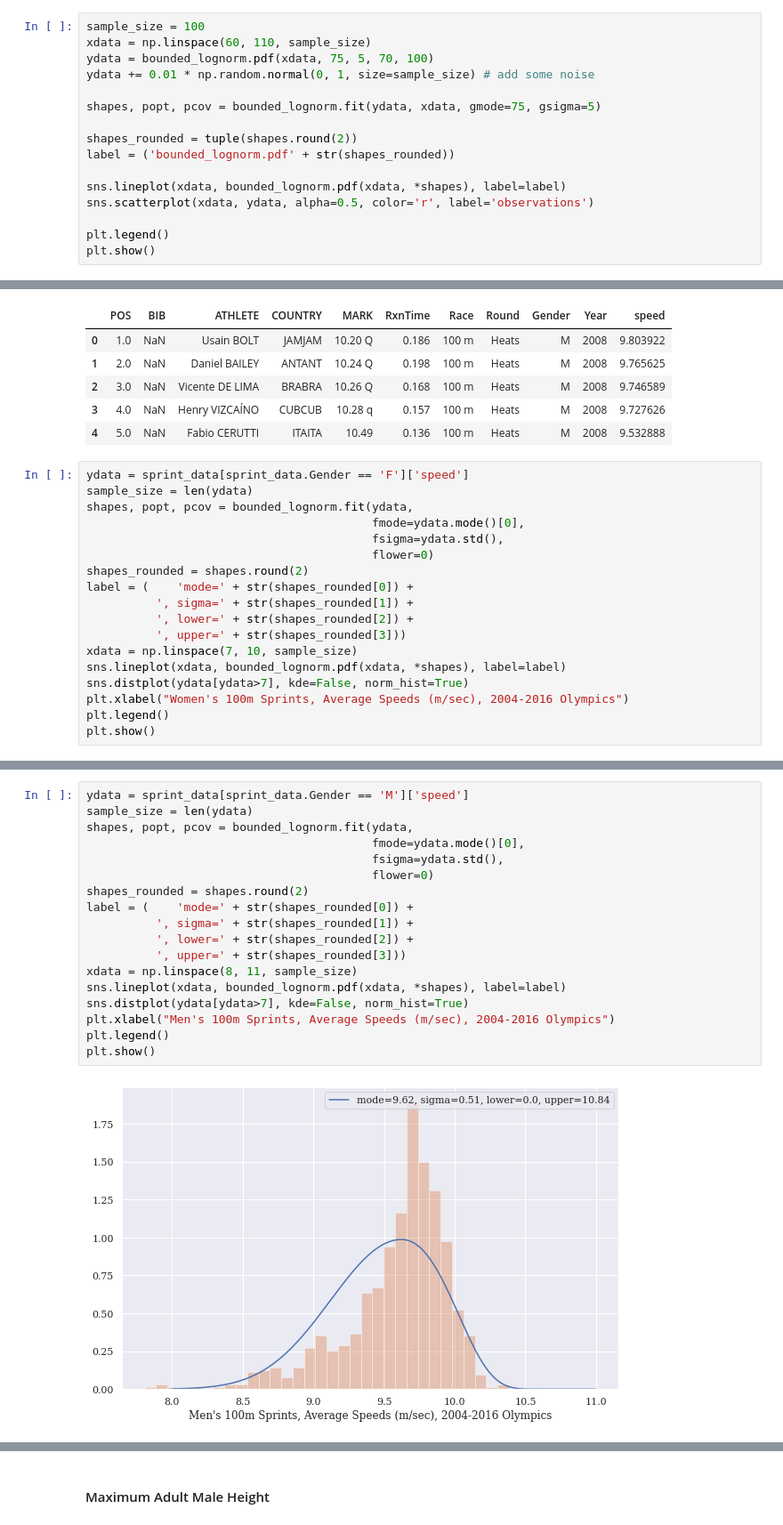
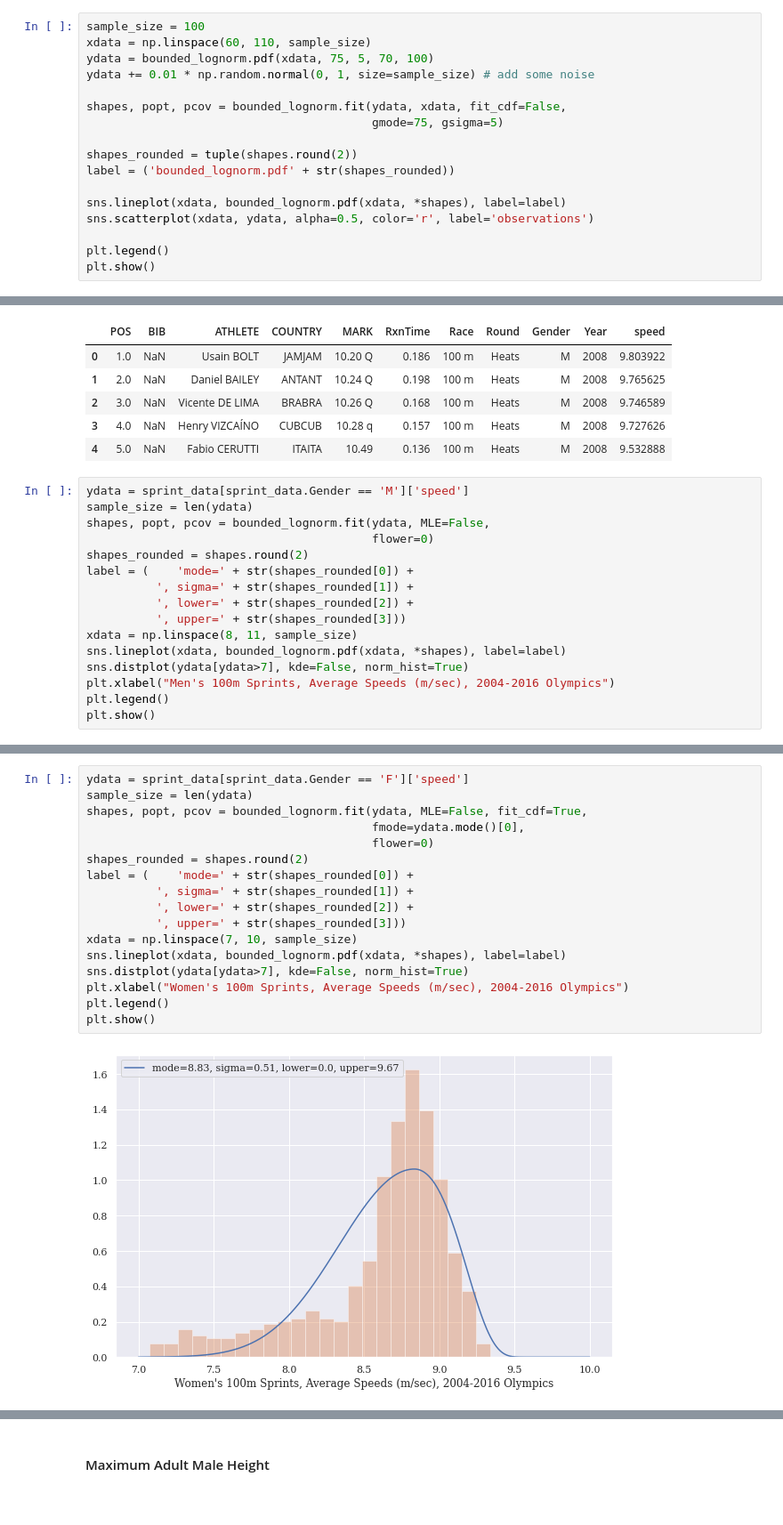
Before and after one commit to tedteske/bounded_lognorm, a Jupyter notebook: bounded_lognorm.ipynb, the cells around one changed output, grey strips where cells are left out. Shown at 89% size. Saved outputs shown, nothing was run; the diff lists cells and outputs as text.

```diff
--- a/bounded_lognorm.ipynb
+++ b/bounded_lognorm.ipynb
@@ -781,7 +802,8 @@ xdata = np.linspace(60, 110, sample_size)
 ydata = bounded_lognorm.pdf(xdata, 75, 5, 70, 100)
 ydata += 0.01 * np.random.normal(0, 1, size=sample_size) # add some noise
 
-shapes, popt, pcov = bounded_lognorm.fit(ydata, xdata, gmode=75, gsigma=5)
+shapes, popt, pcov = bounded_lognorm.fit(ydata, xdata, fit_cdf=False,
+                                         gmode=75, gsigma=5)
 
 shapes_rounded = tuple(shapes.round(2))
 label = ('bounded_lognorm.pdf' + str(shapes_rounded))
@@ -936,21 +959,19 @@ sprint_data.head()
 | 3 | 4.0 | NaN | Henry VIZCAÍNO | CUBCUB | 10.28 q | 0.157 | 100 m | Heats | M | 2008 | 9.727626 |
 | 4 | 5.0 | NaN | Fabio CERUTTI | ITAITA | 10.49 | 0.136 | 100 m | Heats | M | 2008 | 9.532888 |
 # %%
-ydata = sprint_data[sprint_data.Gender == 'F']['speed']
+ydata = sprint_data[sprint_data.Gender == 'M']['speed']
 sample_size = len(ydata)
-shapes, popt, pcov = bounded_lognorm.fit(ydata,
-                                         fmode=ydata.mode()[0],
-                                         fsigma=ydata.std(),
+shapes, popt, pcov = bounded_lognorm.fit(ydata, MLE=False,
                                          flower=0)
 shapes_rounded = shapes.round(2)
 label = (    'mode=' + str(shapes_rounded[0]) +
           ', sigma=' + str(shapes_rounded[1]) +
           ', lower=' + str(shapes_rounded[2]) +
           ', upper=' + str(shapes_rounded[3]))
-xdata = np.linspace(7, 10, sample_size)
+xdata = np.linspace(8, 11, sample_size)
 sns.lineplot(xdata, bounded_lognorm.pdf(xdata, *shapes), label=label)
 sns.distplot(ydata[ydata>7], kde=False, norm_hist=True)
-plt.xlabel("Women's 100m Sprints, Average Speeds (m/sec), 2004-2016 Olympics")
+plt.xlabel("Men's 100m Sprints, Average Speeds (m/sec), 2004-2016 Olympics")
 plt.legend()
 plt.show()
 # %% [output]
@@ -969,21 +990,20 @@ array([10.3 , 10.69])
 # %%
-ydata = sprint_data[sprint_data.Gender == 'M']['speed']
+ydata = sprint_data[sprint_data.Gender == 'F']['speed']
 sample_size = len(ydata)
-shapes, popt, pcov = bounded_lognorm.fit(ydata,
+shapes, popt, pcov = bounded_lognorm.fit(ydata, MLE=False, fit_cdf=True,
                                          fmode=ydata.mode()[0],
-                                         fsigma=ydata.std(),
                                          flower=0)
 shapes_rounded = shapes.round(2)
 label = (    'mode=' + str(shapes_rounded[0]) +
           ', sigma=' + str(shapes_rounded[1]) +
           ', lower=' + str(shapes_rounded[2]) +
           ', upper=' + str(shapes_rounded[3]))
-xdata = np.linspace(8, 11, sample_size)
+xdata = np.linspace(7, 10, sample_size)
 sns.lineplot(xdata, bounded_lognorm.pdf(xdata, *shapes), label=label)
 sns.distplot(ydata[ydata>7], kde=False, norm_hist=True)
-plt.xlabel("Men's 100m Sprints, Average Speeds (m/sec), 2004-2016 Olympics")
+plt.xlabel("Women's 100m Sprints, Average Speeds (m/sec), 2004-2016 Olympics")
 plt.legend()
 plt.show()
 # %% [output]
-[figure, old version]
+[figure, new version]
 # %%
```
Also changed, not shown: parts of 27 cells of this notebook.
